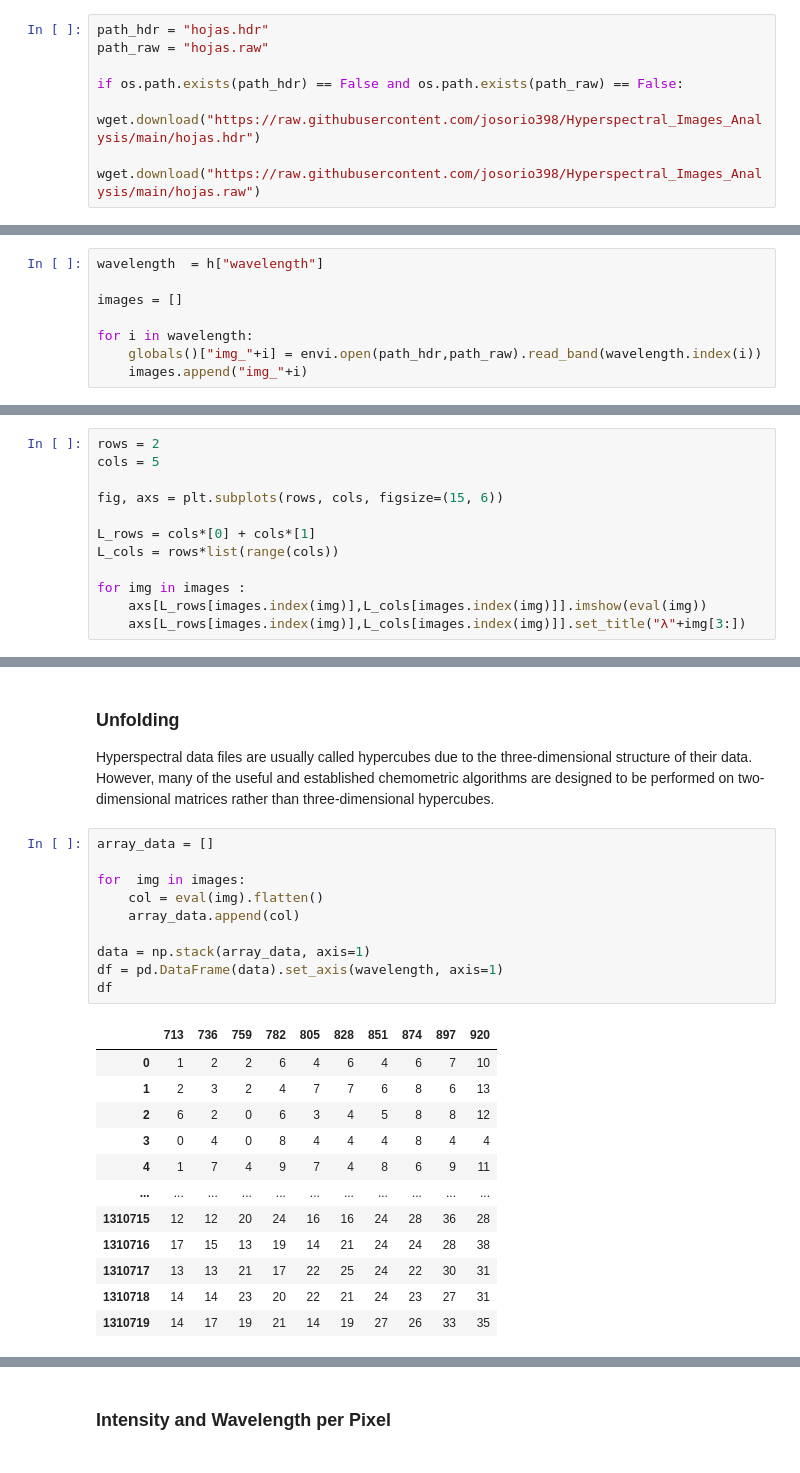
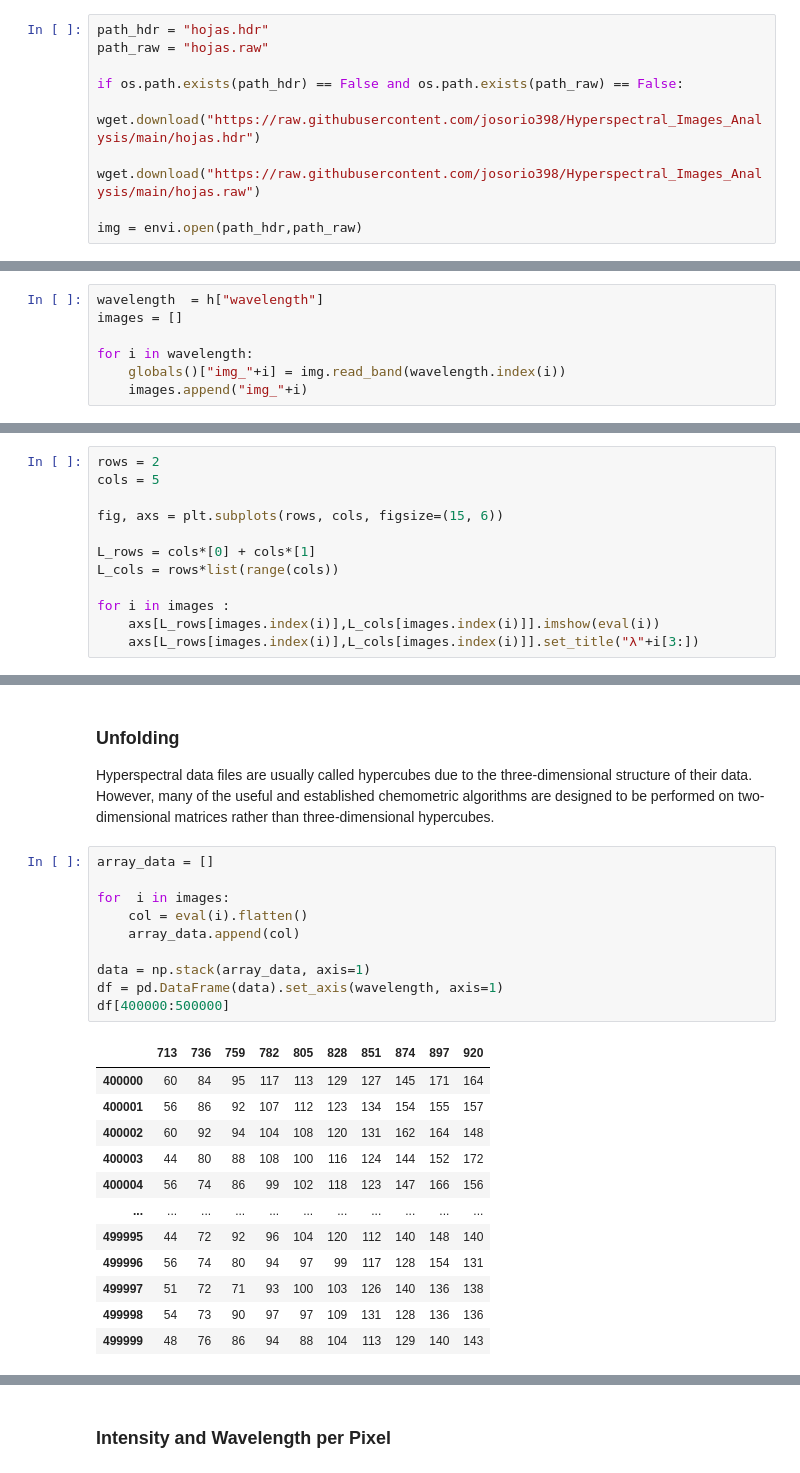
Before and after one commit to josorio398/Hyperspectral_Images_Analysis, a Jupyter notebook: Hyperspectral_Images_Analysis.ipynb, the cells around one changed output, grey strips where cells are left out. Cells and saved outputs as stored; diff of their text form.

Commit message:
subo imagen recortada

```diff
--- a/Hyperspectral_Images_Analysis.ipynb
+++ b/Hyperspectral_Images_Analysis.ipynb
@@ -32,6 +32,8 @@ path_raw = "hojas.raw"
 if os.path.exists(path_hdr) == False and os.path.exists(path_raw) == False:
     wget.download("https://raw.githubusercontent.com/josorio398/Hyperspectral_Images_Analysis/main/hojas.hdr")
     wget.download("https://raw.githubusercontent.com/josorio398/Hyperspectral_Images_Analysis/main/hojas.raw")
+
+img = envi.open(path_hdr,path_raw)
 # %% [markdown]
 ###    **Image characteristics**
 
@@ -63,11 +65,10 @@ h
 Extract the images from the hdrm and raw file.
 # %%
 wavelength  = h["wavelength"]
-
 images = []
 
 for i in wavelength:
-    globals()["img_"+i] = envi.open(path_hdr,path_raw).read_band(wavelength.index(i))
+    globals()["img_"+i] = img.read_band(wavelength.index(i))
     images.append("img_"+i)
 # %% [markdown]
 ###   **Show images**
@@ -82,9 +83,9 @@ fig, axs = plt.subplots(rows, cols, figsize=(15, 6))
 L_rows = cols*[0] + cols*[1]
 L_cols = rows*list(range(cols))
 
-for img in images :
-    axs[L_rows[images.index(img)],L_cols[images.index(img)]].imshow(eval(img))
-    axs[L_rows[images.index(img)],L_cols[images.index(img)]].set_title("λ"+img[3:])
+for i in images :
+    axs[L_rows[images.index(i)],L_cols[images.index(i)]].imshow(eval(i))
+    axs[L_rows[images.index(i)],L_cols[images.index(i)]].set_title("λ"+i[3:])
 # %% [output]
 [figure]
 # %% [markdown]
@@ -95,23 +96,23 @@ However, many of the useful and established chemometric algorithms are designed
 # %%
 array_data = []
 
-for  img in images:
-    col = eval(img).flatten()
+for  i in images:
+    col = eval(i).flatten()
     array_data.append(col)
 
 data = np.stack(array_data, axis=1)
 df = pd.DataFrame(data).set_axis(wavelength, axis=1)
-df
+df[400000:500000]
 # %% [output]
 |  | 713 | 736 | 759 | 782 | 805 | 828 | 851 | 874 | 897 | 920 |
-| 0 | 1 | 2 | 2 | 6 | 4 | 6 | 4 | 6 | 7 | 10 |
-| 1 | 2 | 3 | 2 | 4 | 7 | 7 | 6 | 8 | 6 | 13 |
-| 2 | 6 | 2 | 0 | 6 | 3 | 4 | 5 | 8 | 8 | 12 |
-| 3 | 0 | 4 | 0 | 8 | 4 | 4 | 4 | 8 | 4 | 4 |
-| 4 | 1 | 7 | 4 | 9 | 7 | 4 | 8 | 6 | 9 | 11 |
+| 400000 | 60 | 84 | 95 | 117 | 113 | 129 | 127 | 145 | 171 | 164 |
+| 400001 | 56 | 86 | 92 | 107 | 112 | 123 | 134 | 154 | 155 | 157 |
+| 400002 | 60 | 92 | 94 | 104 | 108 | 120 | 131 | 162 | 164 | 148 |
+| 400003 | 44 | 80 | 88 | 108 | 100 | 116 | 124 | 144 | 152 | 172 |
+| 400004 | 56 | 74 | 86 | 99 | 102 | 118 | 123 | 147 | 166 | 156 |
 | ... | ... | ... | ... | ... | ... | ... | ... | ... | ... | ... |
-| 1310715 | 12 | 12 | 20 | 24 | 16 | 16 | 24 | 28 | 36 | 28 |
-| 1310716 | 17 | 15 | 13 | 19 | 14 | 21 | 24 | 24 | 28 | 38 |
-| 1310717 | 13 | 13 | 21 | 17 | 22 | 25 | 24 | 22 | 30 | 31 |
-| 1310718 | 14 | 14 | 23 | 20 | 22 | 21 | 24 | 23 | 27 | 31 |
-| 1310719 | 14 | 17 | 19 | 21 | 14 | 19 | 27 | 26 | 33 | 35 |
+| 499995 | 44 | 72 | 92 | 96 | 104 | 120 | 112 | 140 | 148 | 140 |
+| 499996 | 56 | 74 | 80 | 94 | 97 | 99 | 117 | 128 | 154 | 131 |
+| 499997 | 51 | 72 | 71 | 93 | 100 | 103 | 126 | 140 | 136 | 138 |
+| 499998 | 54 | 73 | 90 | 97 | 97 | 109 | 131 | 128 | 136 | 136 |
+| 499999 | 48 | 76 | 86 | 94 | 88 | 104 | 113 | 129 | 140 | 143 |
```
Also changed, not shown: parts of 6 cells of this notebook.
